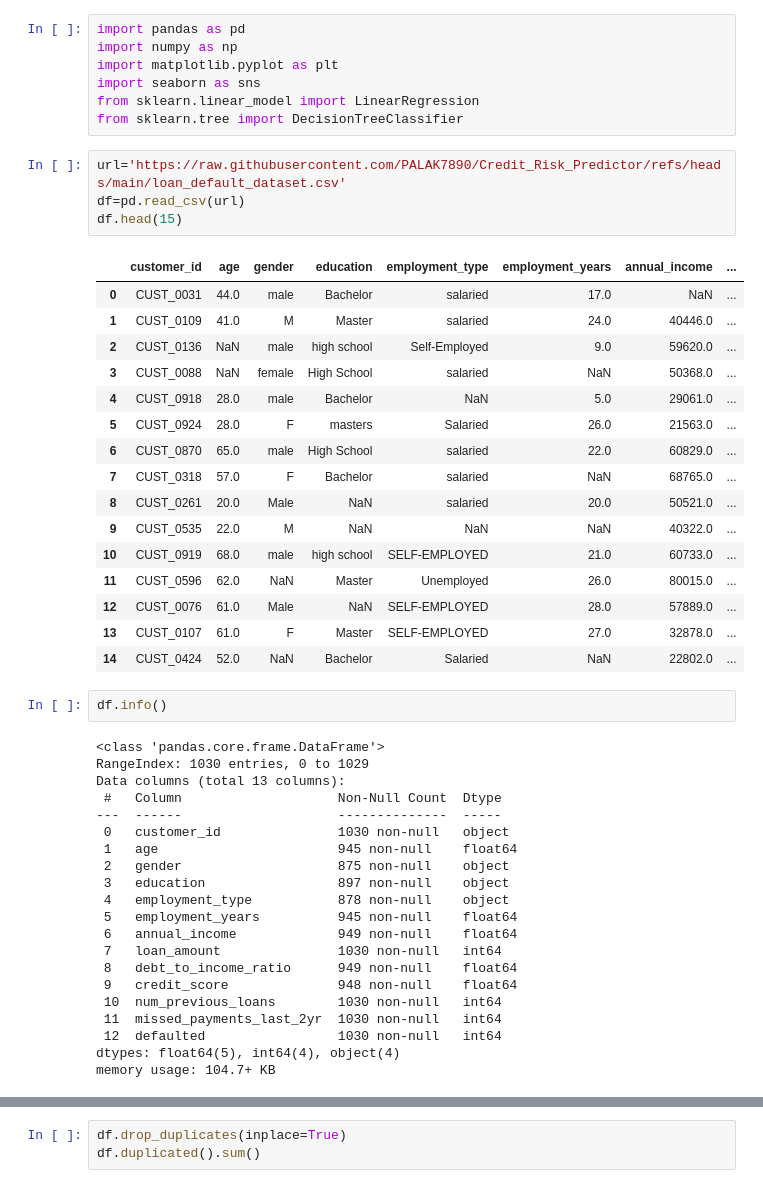
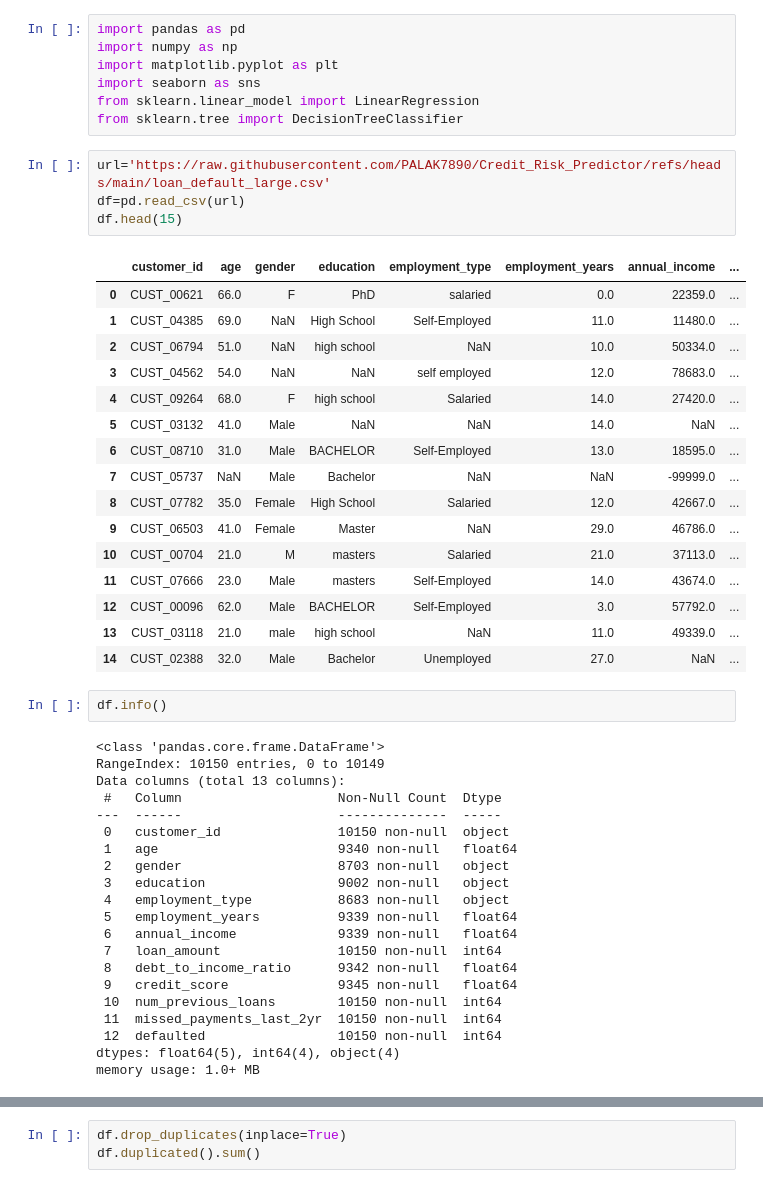
Before and after one commit to PALAK7890/Credit_Risk_Predictor, a Jupyter notebook: P1.ipynb, the cells around one changed output, grey strips where cells are left out. Saved outputs shown, nothing was run; the diff lists cells and outputs as text.

```diff
--- a/P1.ipynb
+++ b/P1.ipynb
@@ -8,49 +8,49 @@ import seaborn as sns
 from sklearn.linear_model import LinearRegression
 from sklearn.tree import DecisionTreeClassifier
 # %%
-url='https://raw.githubusercontent.com/PALAK7890/Credit_Risk_Predictor/refs/heads/main/loan_default_dataset.csv'
+url='https://raw.githubusercontent.com/PALAK7890/Credit_Risk_Predictor/refs/heads/main/loan_default_large.csv'
 df=pd.read_csv(url)
 df.head(15)
 # %% [output]
 |  | customer_id | age | gender | education | employment_type | employment_years | annual_income | ... |
-| 0 | CUST_0031 | 44.0 | male | Bachelor | salaried | 17.0 | NaN | ... |
-| 1 | CUST_0109 | 41.0 | M | Master | salaried | 24.0 | 40446.0 | ... |
-| 2 | CUST_0136 | NaN | male | high school | Self-Employed | 9.0 | 59620.0 | ... |
-| 3 | CUST_0088 | NaN | female | High School | salaried | NaN | 50368.0 | ... |
-| 4 | CUST_0918 | 28.0 | male | Bachelor | NaN | 5.0 | 29061.0 | ... |
-| 5 | CUST_0924 | 28.0 | F | masters | Salaried | 26.0 | 21563.0 | ... |
-| 6 | CUST_0870 | 65.0 | male | High School | salaried | 22.0 | 60829.0 | ... |
-| 7 | CUST_0318 | 57.0 | F | Bachelor | salaried | NaN | 68765.0 | ... |
-| 8 | CUST_0261 | 20.0 | Male | NaN | salaried | 20.0 | 50521.0 | ... |
-| 9 | CUST_0535 | 22.0 | M | NaN | NaN | NaN | 40322.0 | ... |
-| 10 | CUST_0919 | 68.0 | male | high school | SELF-EMPLOYED | 21.0 | 60733.0 | ... |
-| 11 | CUST_0596 | 62.0 | NaN | Master | Unemployed | 26.0 | 80015.0 | ... |
-| 12 | CUST_0076 | 61.0 | Male | NaN | SELF-EMPLOYED | 28.0 | 57889.0 | ... |
-| 13 | CUST_0107 | 61.0 | F | Master | SELF-EMPLOYED | 27.0 | 32878.0 | ... |
-| 14 | CUST_0424 | 52.0 | NaN | Bachelor | Salaried | NaN | 22802.0 | ... |
+| 0 | CUST_00621 | 66.0 | F | PhD | salaried | 0.0 | 22359.0 | ... |
+| 1 | CUST_04385 | 69.0 | NaN | High School | Self-Employed | 11.0 | 11480.0 | ... |
+| 2 | CUST_06794 | 51.0 | NaN | high school | NaN | 10.0 | 50334.0 | ... |
+| 3 | CUST_04562 | 54.0 | NaN | NaN | self employed | 12.0 | 78683.0 | ... |
+| 4 | CUST_09264 | 68.0 | F | high school | Salaried | 14.0 | 27420.0 | ... |
+| 5 | CUST_03132 | 41.0 | Male | NaN | NaN | 14.0 | NaN | ... |
+| 6 | CUST_08710 | 31.0 | Male | BACHELOR | Self-Employed | 13.0 | 18595.0 | ... |
+| 7 | CUST_05737 | NaN | Male | Bachelor | NaN | NaN | -99999.0 | ... |
+| 8 | CUST_07782 | 35.0 | Female | High School | Salaried | 12.0 | 42667.0 | ... |
+| 9 | CUST_06503 | 41.0 | Female | Master | NaN | 29.0 | 46786.0 | ... |
+| 10 | CUST_00704 | 21.0 | M | masters | Salaried | 21.0 | 37113.0 | ... |
+| 11 | CUST_07666 | 23.0 | Male | masters | Self-Employed | 14.0 | 43674.0 | ... |
+| 12 | CUST_00096 | 62.0 | Male | BACHELOR | Self-Employed | 3.0 | 57792.0 | ... |
+| 13 | CUST_03118 | 21.0 | male | high school | NaN | 11.0 | 49339.0 | ... |
+| 14 | CUST_02388 | 32.0 | Male | Bachelor | Unemployed | 27.0 | NaN | ... |
 # %%
 df.info()
 # %% [output]
 <class 'pandas.core.frame.DataFrame'>
-RangeIndex: 1030 entries, 0 to 1029
+RangeIndex: 10150 entries, 0 to 10149
 Data columns (total 13 columns):
  #   Column                    Non-Null Count  Dtype
 ---  ------                    --------------  -----
- 0   customer_id               1030 non-null   object
- 1   age                       945 non-null    float64
- 2   gender                    875 non-null    object
- 3   education                 897 non-null    object
- 4   employment_type           878 non-null    object
- 5   employment_years          945 non-null    float64
- 6   annual_income             949 non-null    float64
- 7   loan_amount               1030 non-null   int64
- 8   debt_to_income_ratio      949 non-null    float64
- 9   credit_score              948 non-null    float64
- 10  num_previous_loans        1030 non-null   int64
- 11  missed_payments_last_2yr  1030 non-null   int64
- 12  defaulted                 1030 non-null   int64
+ 0   customer_id               10150 non-null  object
+ 1   age                       9340 non-null   float64
+ 2   gender                    8703 non-null   object
+ 3   education                 9002 non-null   object
+ 4   employment_type           8683 non-null   object
+ 5   employment_years          9339 non-null   float64
+ 6   annual_income             9339 non-null   float64
+ 7   loan_amount               10150 non-null  int64
+ 8   debt_to_income_ratio      9342 non-null   float64
+ 9   credit_score              9345 non-null   float64
+ 10  num_previous_loans        10150 non-null  int64
+ 11  missed_payments_last_2yr  10150 non-null  int64
+ 12  defaulted                 10150 non-null  int64
 dtypes: float64(5), int64(4), object(4)
-memory usage: 104.7+ KB
+memory usage: 1.0+ MB
 # %%
 df_num=df.select_dtypes(include='number')
 sns.heatmap(df_num.corr(),annot=True,)
```
Also changed, not shown: parts of 10 cells of this notebook.
